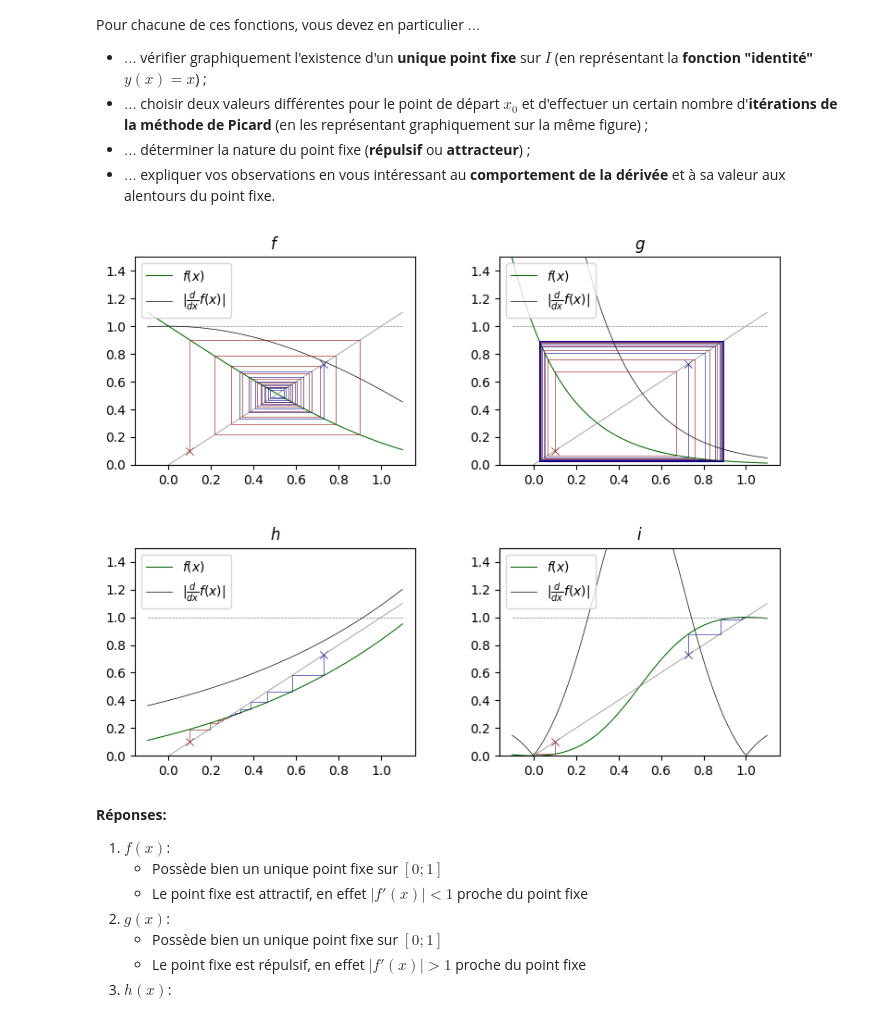
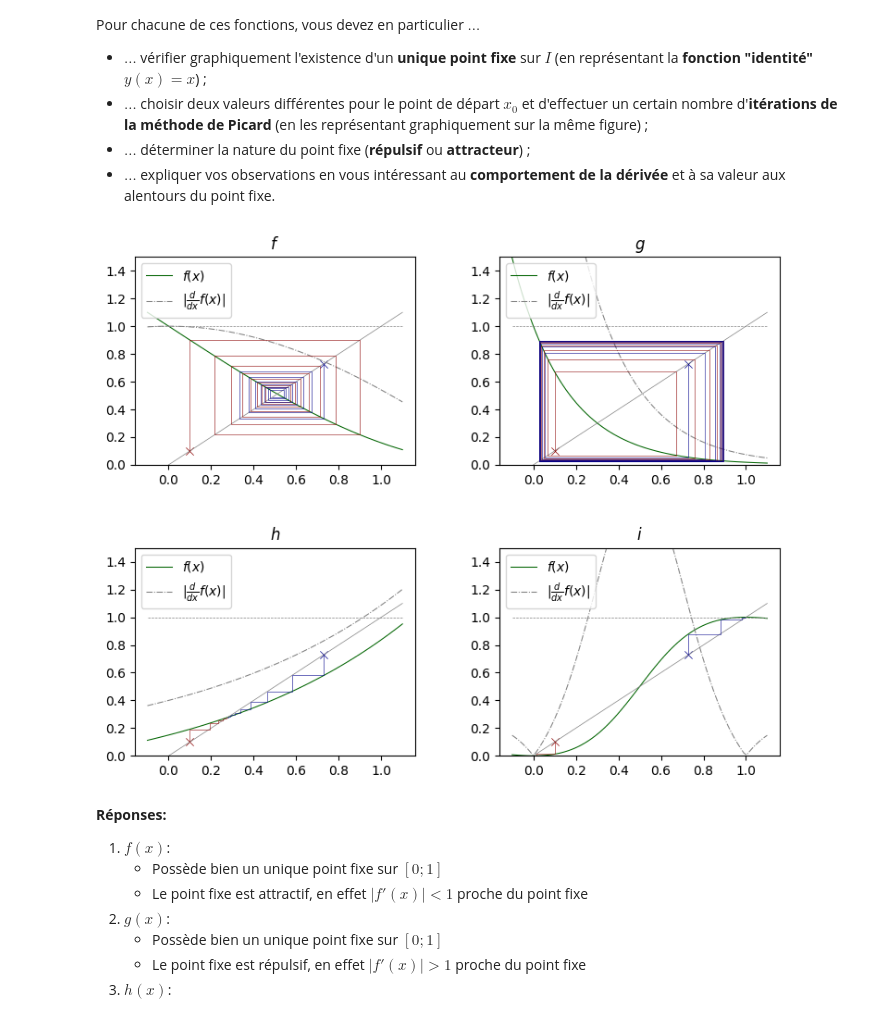
Before and after one commit to mightykatun/epfl-icc-man, a Jupyter notebook: Series/Serie_11/Serie_11.ipynb, the cells around one changed output. Cells and saved outputs as stored; diff of their text form; code cells hidden in the pictures.

```diff
--- a/Series/Serie_11/Serie_11.ipynb
+++ b/Series/Serie_11/Serie_11.ipynb
@@ -146,35 +147,35 @@ fig = plt.figure(figsize=(9, 7))
 
 for i, func in enumerate(funcs):
     # plot
     plt.subplot(2, 2, i + 1)
     plt.plot(x_arr, func[0](x_arr), color='darkgreen', linewidth=0.75, label=r'$f(x)$')
     plt.plot(x_arr, x_arr, color='gray', linewidth=0.5)
 
     plt.hlines(1, -0.1, 1.1, color='gray', linewidth=0.5, linestyle='--') # constante y = 1
-    plt.plot(x_arr, abs(func[2](x_arr)), color='black', linewidth=0.5, label=r'$|\frac{d}{dx}f(x)|$') # derivative
+    plt.plot(x_arr, abs(func[2](x_arr)), color='gray', linestyle='-.', linewidth=0.75, label=r'$|\frac{d}{dx}f(x)|$') # derivative
 
     plt.title(rf'${func[1]}$')
     plt.legend(loc='upper left')
     plt.ylim((0, 1.5))
 
     # picard
     for j in starting_p:
         x = j[0]
         n = 0
         plt.scatter(x, x, marker='x', color=j[1], linewidth=0.5)
         while True:
             n += 1
             plt.vlines(x, x, func[0](x), linewidth=0.4, color=j[1])
             new_x = func[0](x)
             plt.hlines(func[0](x), x, new_x, linewidth=0.4, color=j[1])
             if abs(new_x - x) < tol or n >= npicard:
                 break
             x = new_x
 
 fig.subplots_adjust(wspace=0.3, hspace=0.4)
 plt.show()
 # %% [output]
-[figure, old version]
+[figure, new version]
 # %% [markdown]
 **Réponses:**
   1. $f(x)$:
```
Also changed, not shown: parts of 1 cell of this notebook.
